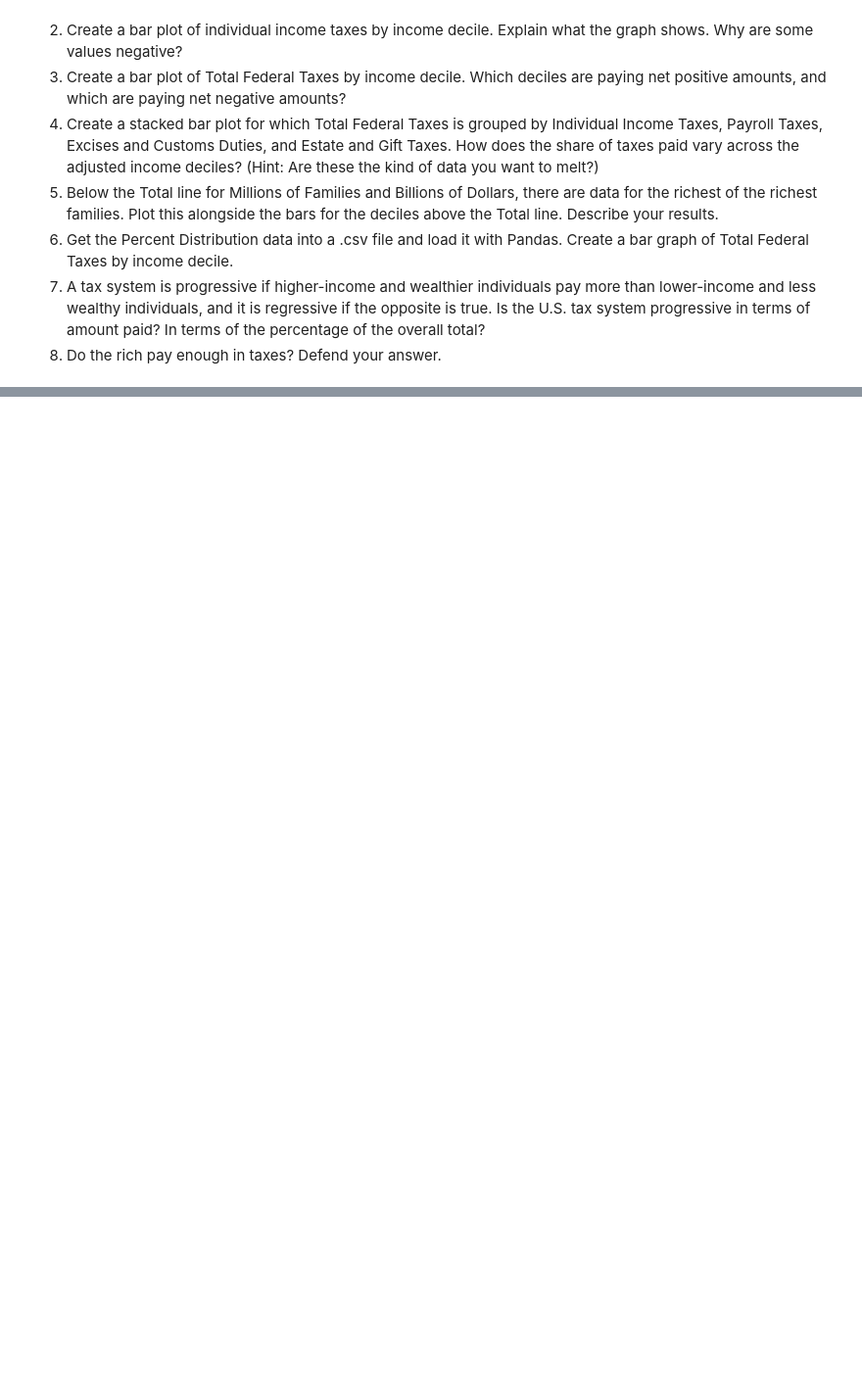
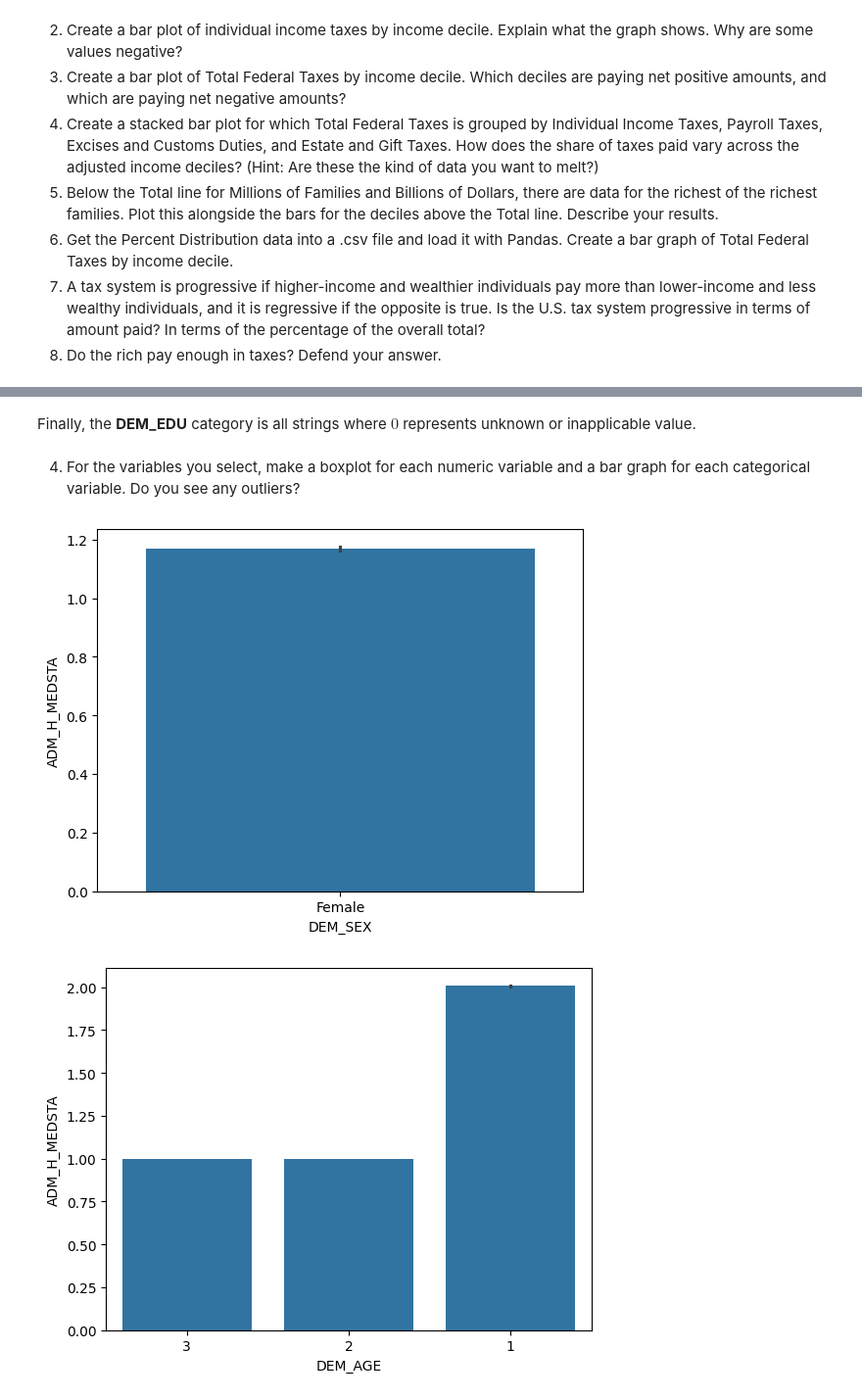
Before and after one commit to tkj9ep/visualization, a Jupyter notebook: assignment/assignment.ipynb, the cells around one changed output, grey strips where cells are left out. Shown at 98% size. Drawn from its saved outputs; the diff is of its cells as text; code cells hidden in the pictures; blank space fills up the shorter version.

```diff
--- a/assignment/assignment.ipynb
+++ b/assignment/assignment.ipynb
@@ -302,0 +447,11 @@ For some context, the Federal government ultimately spent about $4.4 trillion in
+# %%
+def set_to_zero(categories_to_replace, value_of_interest): # function for replacing any value to 0
+  for category in categories_to_replace:
+    if value_of_interest == category:
+      return "0"
+
+  return value_of_interest
+# %%
+edu_subset = medicare_dataset["DEM_EDU"].apply(lambda x : set_to_zero(["D", "R"], x))
+edu_subset = edu_subset.apply(lambda x : int(x))
+edu_subset.unique()
@@ -302,0 +460,3 @@ For some context, the Federal government ultimately spent about $4.4 trillion in
+# %%
+medicare_dataset["DEM_EDU"] = edu_subset
+print_unique_values("DEM_EDU")
@@ -302,0 +473,15 @@ For some context, the Federal government ultimately spent about $4.4 trillion in
+# %% [markdown]
+Finally, the **DEM_EDU** category is all strings where $0$ represents unknown or inapplicable value.
+# %% [markdown]
+4. For the variables you select, make a boxplot for each numeric variable and a bar graph for each categorical variable. Do you see any outliers?
+# %%
+# create boxplot for numeric variable
+def create_bargraph(category):
+  sns.barplot(data = medicare_dataset, x = category, y = "ADM_H_MEDSTA")
+  plt.show()
+# %%
+for i in variables_of_interest:
+  create_bargraph(i)
+# %% [output]
+[figure, added]
+[figure, added]
```
Also changed, not shown: parts of 28 cells of this notebook.
